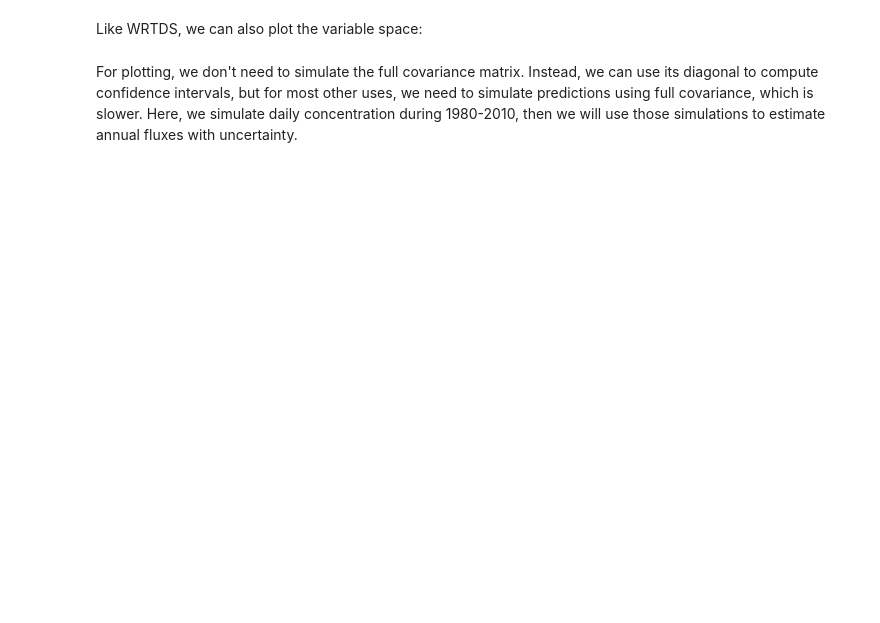
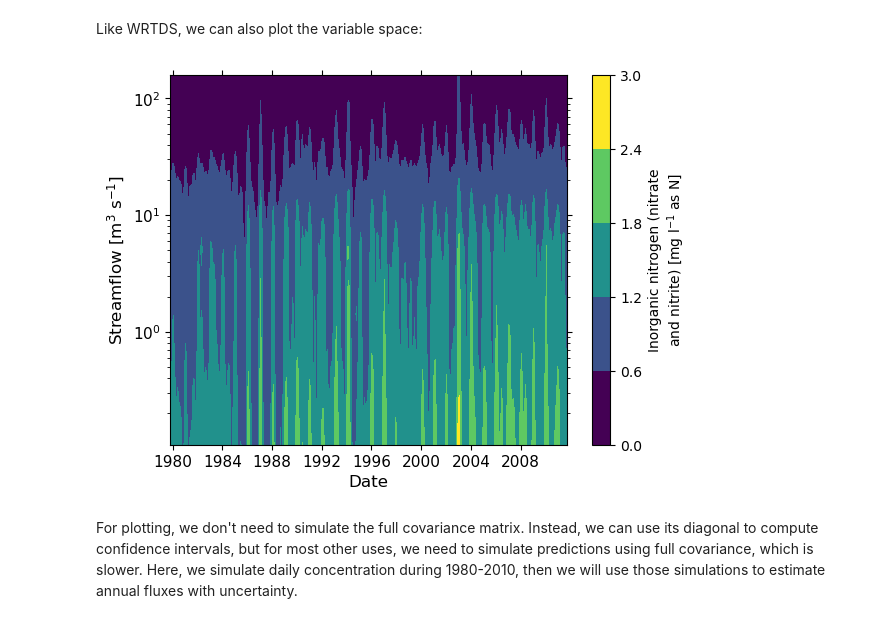
Before and after one commit to thodson-usgs/discontinuum, a Jupyter notebook: docs/source/notebooks/loadest-gp-demo.ipynb, the cells around one changed output. Saved outputs shown, nothing was run; the diff lists cells and outputs as text; code cells hidden in the pictures; blank space fills up the shorter version.

```diff
--- a/docs/source/notebooks/loadest-gp-demo.ipynb
+++ b/docs/source/notebooks/loadest-gp-demo.ipynb
@@ -74,7 +125,15 @@ _ = model.plot(daily[['time','flow']])
 # %% [markdown]
 Like WRTDS, we can also plot the variable space:
 # %%
-_ = model.contourf(levels=5, y_scale='log')
+fig, ax = plt.subplots()
+ax = model.contourf(ax=ax, levels=5, y_scale='log', cbar_kwargs={'label':'Inorganic nitrogen (nitrate\nand nitrite) [mg l$^{-1}$ as N]'})
+ax.tick_params(axis="both", which='both', bottom=True, top=True, right=True, left=True, labelsize=11)
+ax.set_xlabel('Date', fontsize=12)
+ax.set_ylabel('Streamflow [m$^3$ s$^{-1}$]', fontsize=12)
+
+fig.savefig('streamflow_time_var_space.pdf')
+# %% [output]
+[figure, added]
 # %% [markdown]
 For plotting, we don't need to simulate the full covariance matrix. Instead, we can use its diagonal to compute confidence intervals, but for most other uses, we need to simulate predictions using full covariance, which is slower. Here, we simulate daily concentration during 1980-2010, then we will use those simulations to estimate annual fluxes with uncertainty.
 # %%
```
Also changed, not shown: parts of 6 cells of this notebook, 1 other file.
